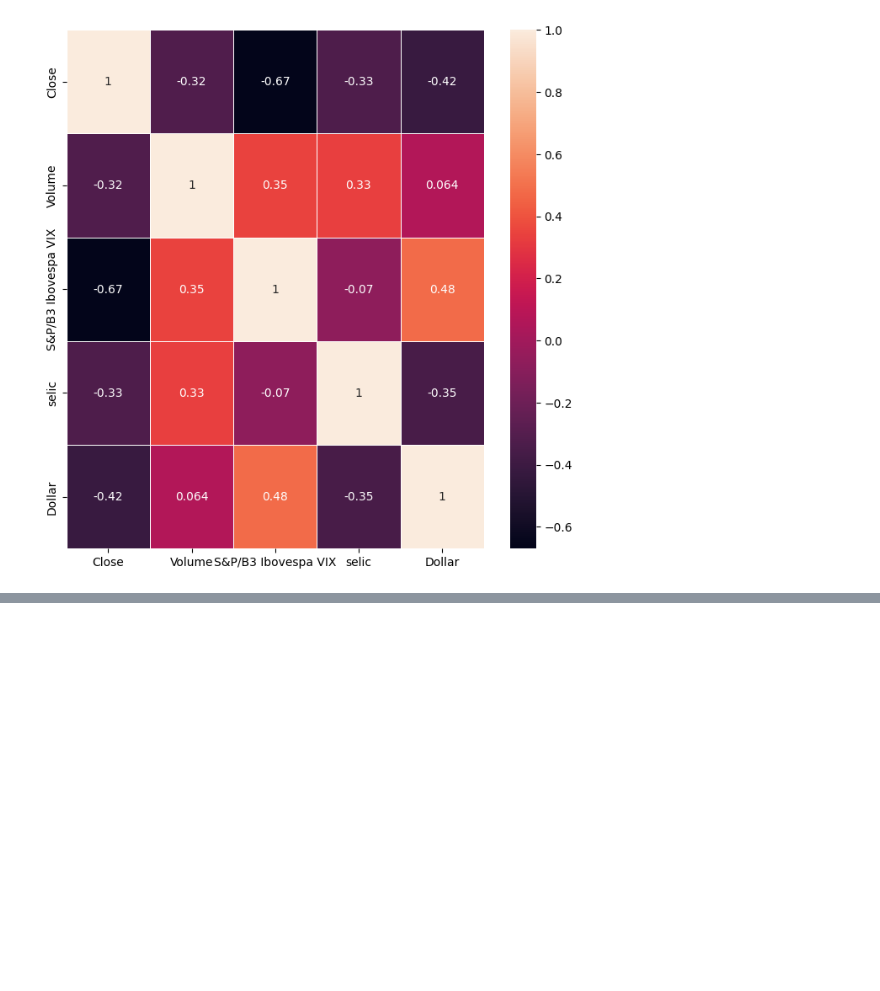
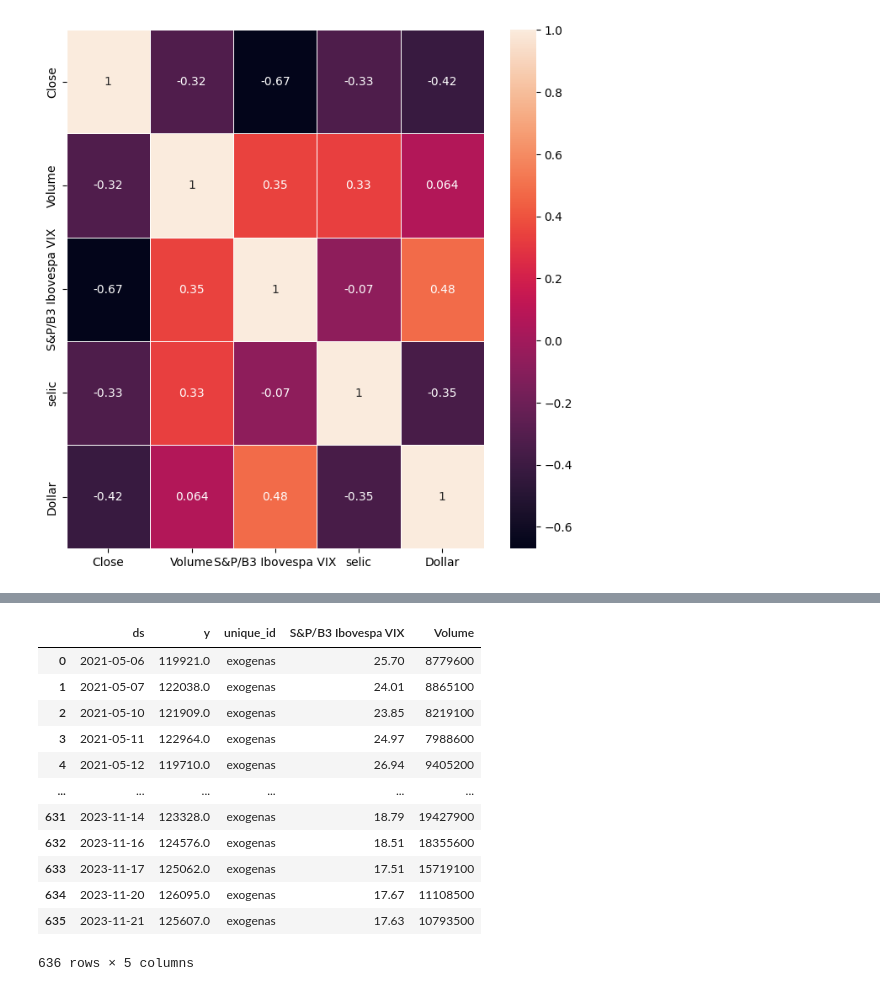
Before and after one commit to jeicianepaula/Tech-Challenge-2, a Jupyter notebook: TECH_CHALLENGE_2.ipynb, the cells around one changed output, grey strips where cells are left out. Saved outputs shown, nothing was run; the diff lists cells and outputs as text; code cells hidden in the pictures; blank space fills up the shorter version.

```diff
--- a/TECH_CHALLENGE_2.ipynb
+++ b/TECH_CHALLENGE_2.ipynb
@@ -223,0 +254,8 @@ sns.heatmap(data=correlation_matrix, annot=True, linewidths=.5, ax=ax)
+# %%
+df_exog.reset_index(inplace=True)
+df_exog.rename(columns={'Date': 'ds'}, inplace=True)
+
+# Seleção de variáveis exógenas
+df_exog = df_exog[['ds', 'S&P/B3 Ibovespa VIX', 'Volume']]
+
+df_exog['unique_id'] = 'exogenas'
@@ -223,0 +282,3 @@ sns.heatmap(data=correlation_matrix, annot=True, linewidths=.5, ax=ax)
+# %%
+# A unique_id necessita ser do tipo string.
+df_exog['unique_id'] = df_exog.unique_id.astype(str)
@@ -223,0 +323,17 @@ sns.heatmap(data=correlation_matrix, annot=True, linewidths=.5, ax=ax)
+# %%
+train = Y_train.merge(X_train, how = 'left', on = ['unique_id', 'ds'])
+train
+# %% [output]
+|  | ds | y | unique_id | S&P/B3 Ibovespa VIX | Volume |
+| 0 | 2021-05-06 | 119921.0 | exogenas | 25.70 | 8779600 |
+| 1 | 2021-05-07 | 122038.0 | exogenas | 24.01 | 8865100 |
+| 2 | 2021-05-10 | 121909.0 | exogenas | 23.85 | 8219100 |
+| 3 | 2021-05-11 | 122964.0 | exogenas | 24.97 | 7988600 |
+| 4 | 2021-05-12 | 119710.0 | exogenas | 26.94 | 9405200 |
+| ... | ... | ... | ... | ... | ... |
+| 631 | 2023-11-14 | 123328.0 | exogenas | 18.79 | 19427900 |
+| 632 | 2023-11-16 | 124576.0 | exogenas | 18.51 | 18355600 |
+| 633 | 2023-11-17 | 125062.0 | exogenas | 17.51 | 15719100 |
+| 634 | 2023-11-20 | 126095.0 | exogenas | 17.67 | 11108500 |
+| 635 | 2023-11-21 | 125607.0 | exogenas | 17.63 | 10793500 |
+636 rows × 5 columns
```
Also changed, not shown: parts of 34 cells of this notebook.
